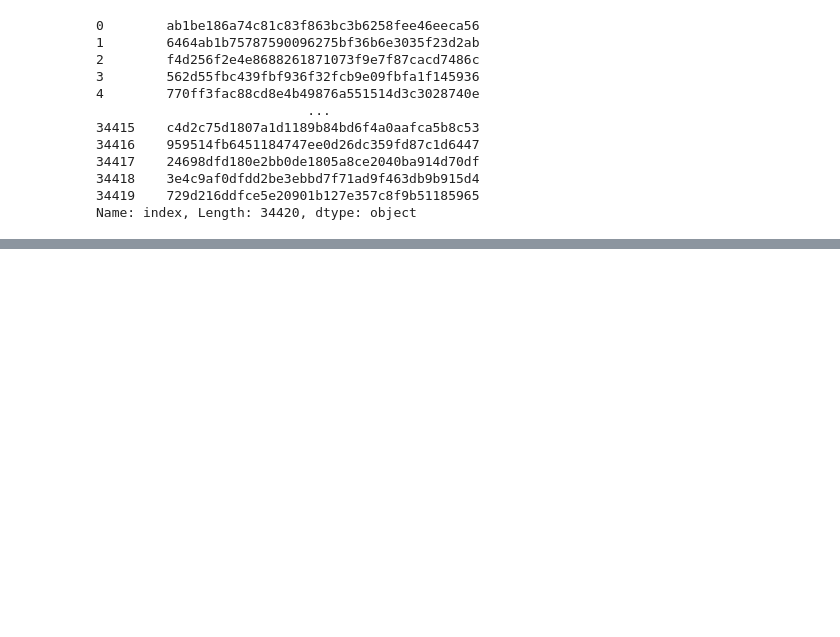
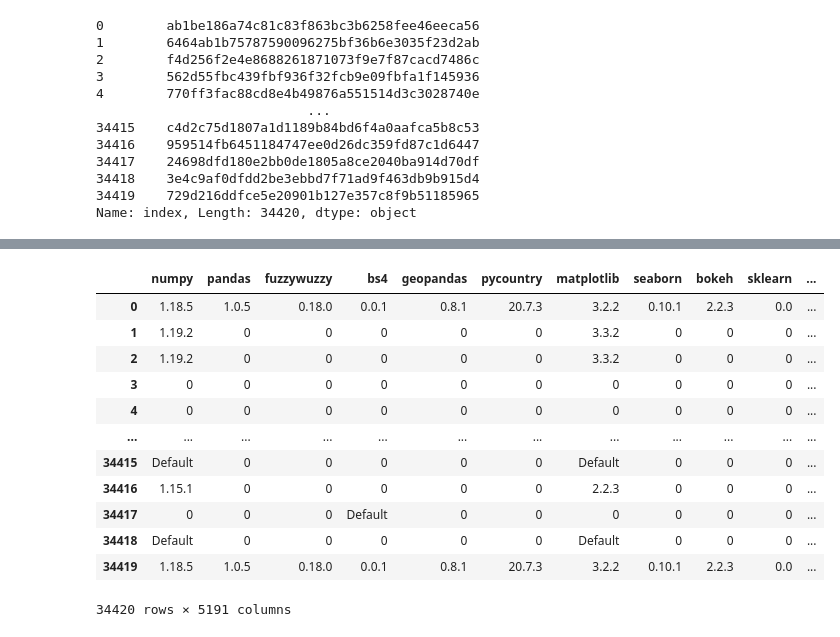
Before and after one commit to kevingao26/Binder-Logs, a Jupyter notebook: 4. Data Sorting I/binder-clean-dependency-table.ipynb, the cells around one changed output, grey strips where cells are left out. Drawn from its saved outputs; the diff is of its cells as text; code cells hidden in the pictures; blank space fills up the shorter version.

```diff
--- a/4. Data Sorting I/binder-clean-dependency-table.ipynb
+++ b/4. Data Sorting I/binder-clean-dependency-table.ipynb
@@ -131,5 +139,21 @@ dep_table
 34420 rows × 5191 columns
 # %%
 dep_table = dep_table.fillna(0)
+# %%
+dep_table
+# %% [output]
+|  | numpy | pandas | fuzzywuzzy | bs4 | geopandas | pycountry | matplotlib | seaborn | bokeh | sklearn | ... |
+| 0 | 1.18.5 | 1.0.5 | 0.18.0 | 0.0.1 | 0.8.1 | 20.7.3 | 3.2.2 | 0.10.1 | 2.2.3 | 0.0 | ... |
+| 1 | 1.19.2 | 0 | 0 | 0 | 0 | 0 | 3.3.2 | 0 | 0 | 0 | ... |
+| 2 | 1.19.2 | 0 | 0 | 0 | 0 | 0 | 3.3.2 | 0 | 0 | 0 | ... |
+| 3 | 0 | 0 | 0 | 0 | 0 | 0 | 0 | 0 | 0 | 0 | ... |
+| 4 | 0 | 0 | 0 | 0 | 0 | 0 | 0 | 0 | 0 | 0 | ... |
+| ... | ... | ... | ... | ... | ... | ... | ... | ... | ... | ... | ... |
+| 34415 | Default | 0 | 0 | 0 | 0 | 0 | Default | 0 | 0 | 0 | ... |
+| 34416 | 1.15.1 | 0 | 0 | 0 | 0 | 0 | 2.2.3 | 0 | 0 | 0 | ... |
+| 34417 | 0 | 0 | 0 | Default | 0 | 0 | 0 | 0 | 0 | 0 | ... |
+| 34418 | Default | 0 | 0 | 0 | 0 | 0 | Default | 0 | 0 | 0 | ... |
+| 34419 | 1.18.5 | 1.0.5 | 0.18.0 | 0.0.1 | 0.8.1 | 20.7.3 | 3.2.2 | 0.10.1 | 2.2.3 | 0.0 | ... |
+34420 rows × 5191 columns
 # %%
 dep_table.to_hdf('dependency_table.h5', key='df', mode='w')
```
Also changed, not shown: parts of 3 cells of this notebook, 4 other files.
